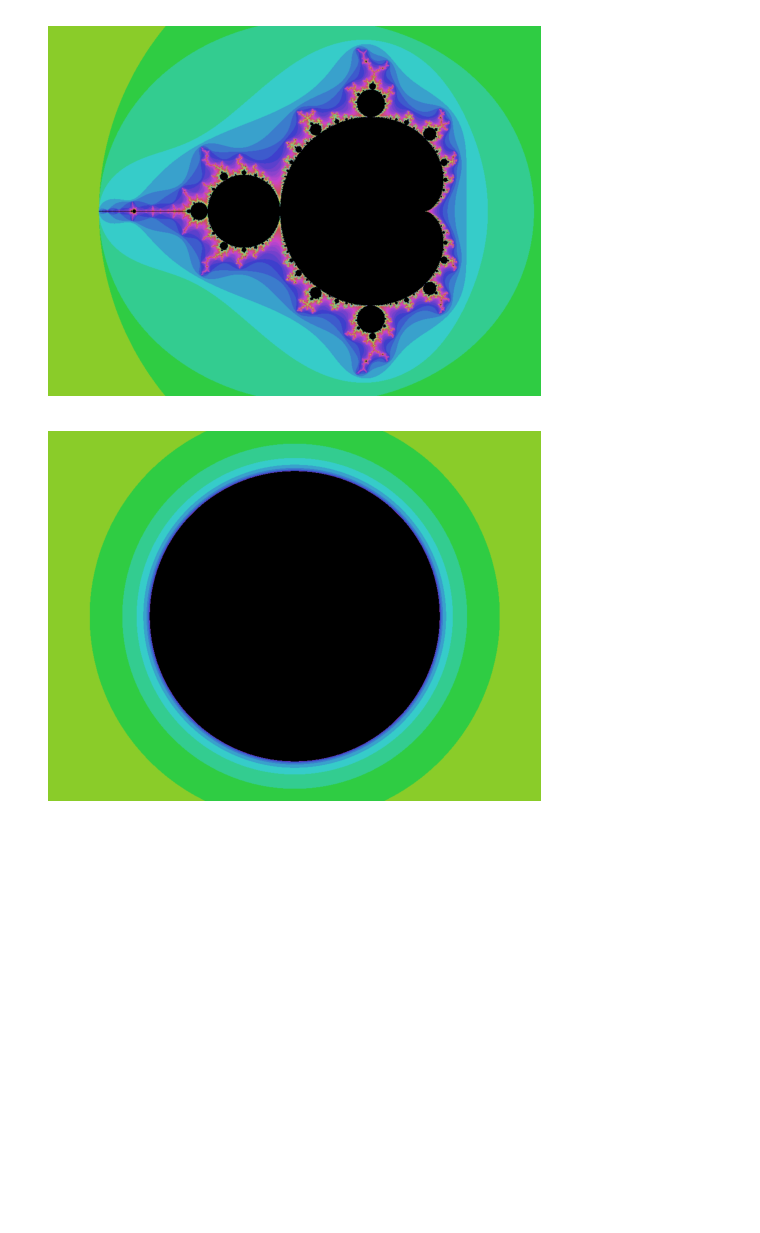
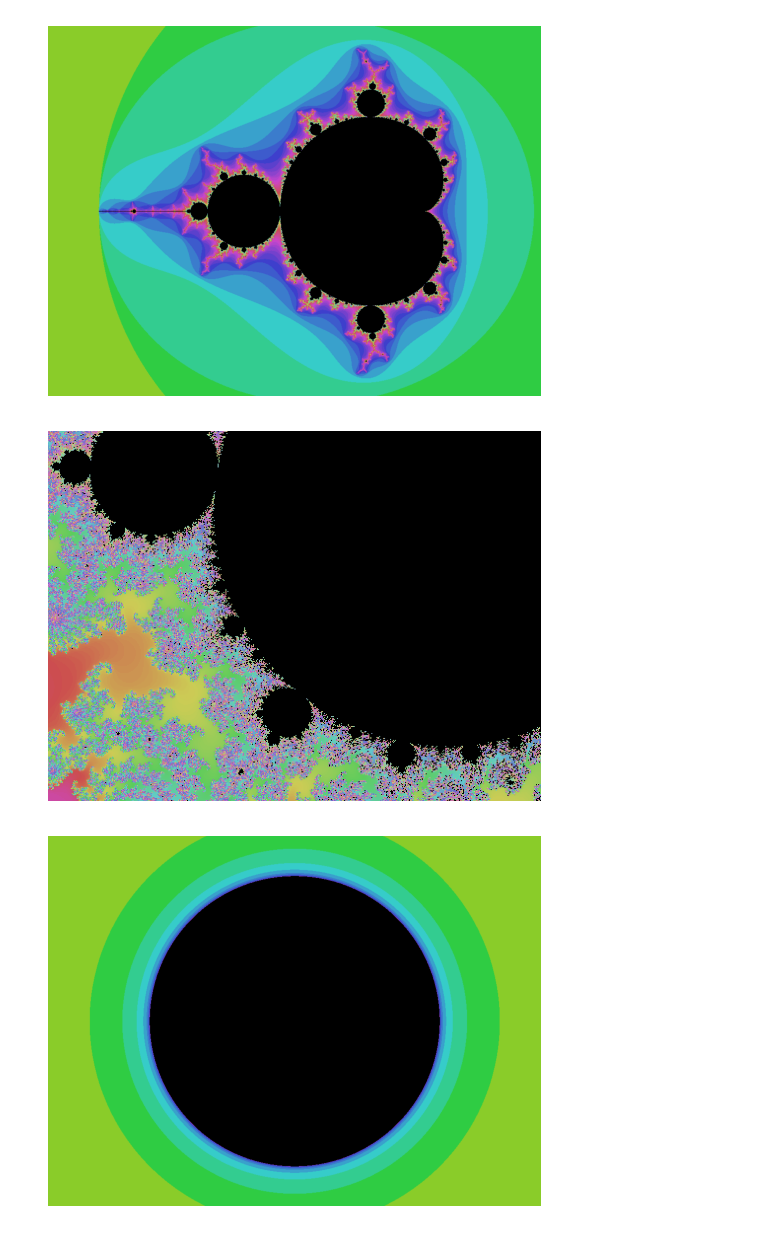
Before and after one commit to HollydP/MandelbrotSet, a Jupyter notebook: notebooks/visuals.ipynb, the cells around one changed output. Saved outputs shown, nothing was run; the diff lists cells and outputs as text; code cells hidden in the pictures; blank space fills up the shorter version.

Commit message:
add zoom

```diff
--- a/notebooks/visuals.ipynb
+++ b/notebooks/visuals.ipynb
@@ -80,6 +80,13 @@ plt.axis('off')
 plt.show()
 # %% [output]
 [figure]
+# %%
+img = plt.imread('images/Mandelbrot zoom.png')
+imgplot = plt.imshow(img)
+plt.axis('off')
+plt.show()
+# %% [output]
+[figure, added]
 # %%
 #### Code taken from https://medium.com/swlh/visualizing-the-mandelbrot-set-using-python-50-lines-f6aa5a05cf0f
 #### https://github.com/blakesanie/Mandelbrot-Set
```
